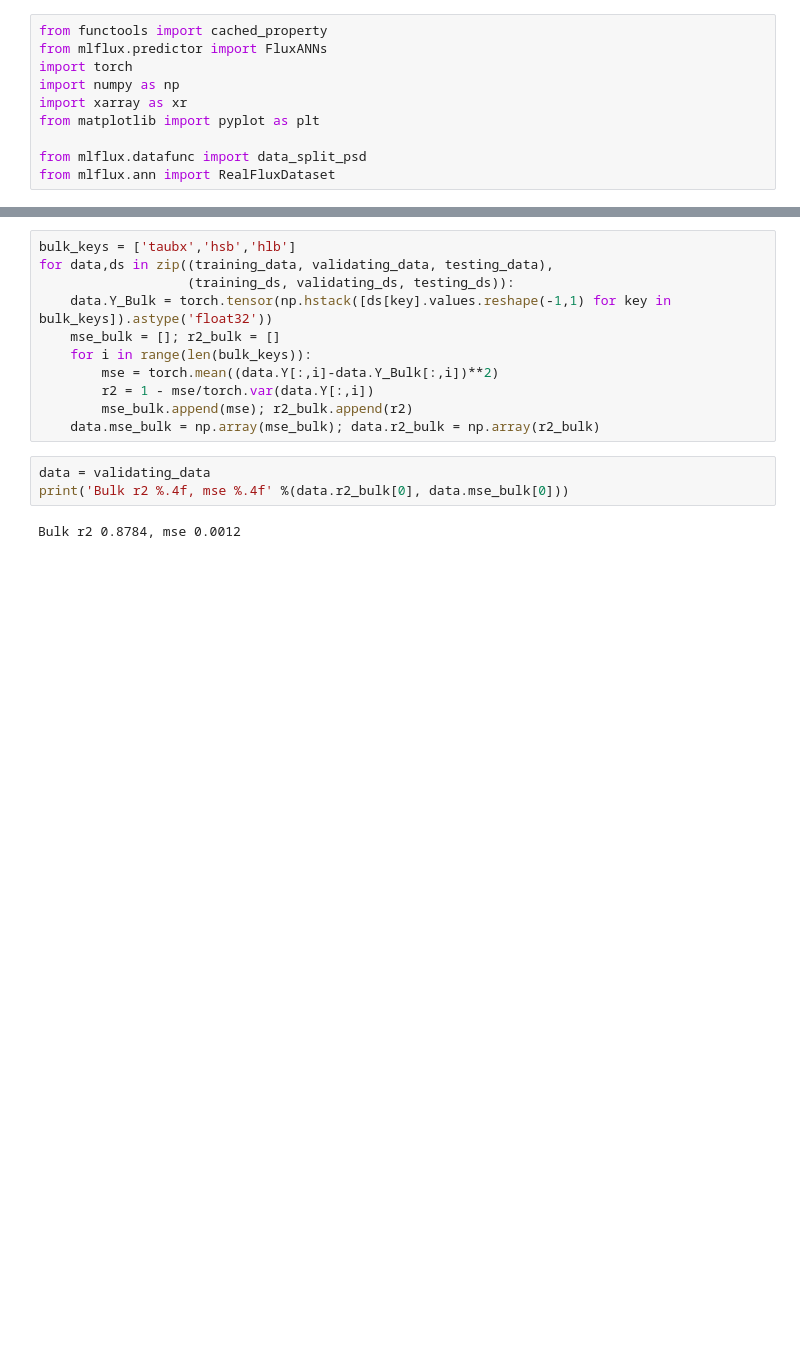
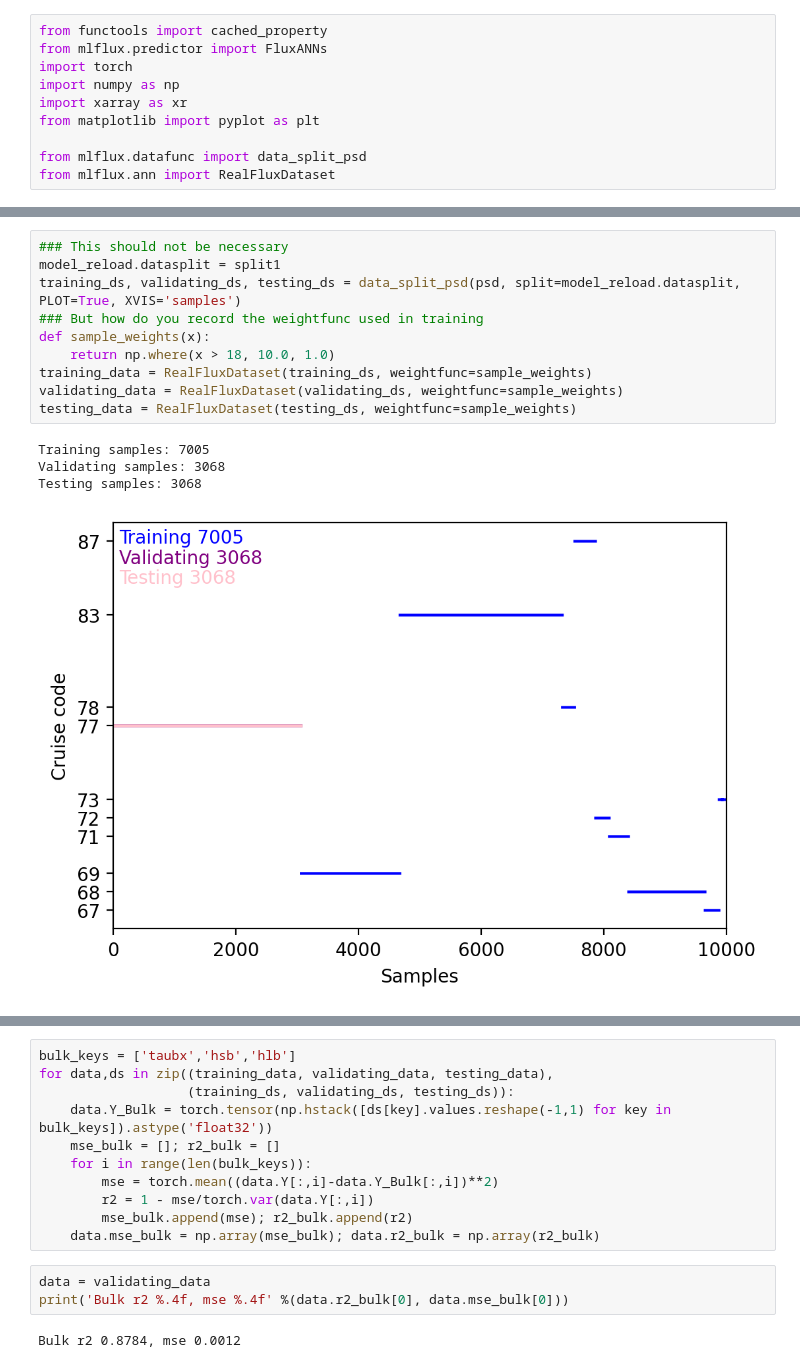
Before and after one commit to jiarong-wu/mlflux, a Jupyter notebook: notebooks/regression/ANN_full.ipynb, the cells around one changed output, grey strips where cells are left out. Saved outputs shown, nothing was run; the diff lists cells and outputs as text; blank space fills up the shorter version.

```diff
--- a/notebooks/regression/ANN_full.ipynb
+++ b/notebooks/regression/ANN_full.ipynb
@@ -158 +206,16 @@ def plotting (data):
+# %%
+### This should not be necessary
+model_reload.datasplit = split1
+training_ds, validating_ds, testing_ds = data_split_psd(psd, split=model_reload.datasplit, PLOT=True, XVIS='samples')
+### But how do you record the weightfunc used in training
+def sample_weights(x):
+    return np.where(x > 18, 10.0, 1.0)
+training_data = RealFluxDataset(training_ds, weightfunc=sample_weights)
+validating_data = RealFluxDataset(validating_ds, weightfunc=sample_weights)
+testing_data = RealFluxDataset(testing_ds, weightfunc=sample_weights)
+# %% [output]
+Training samples: 7005
+Validating samples: 3068
+Testing samples: 3068
+[figure, added]
 # %%
```
Also changed, not shown: parts of 16 cells of this notebook, 7 other files.
